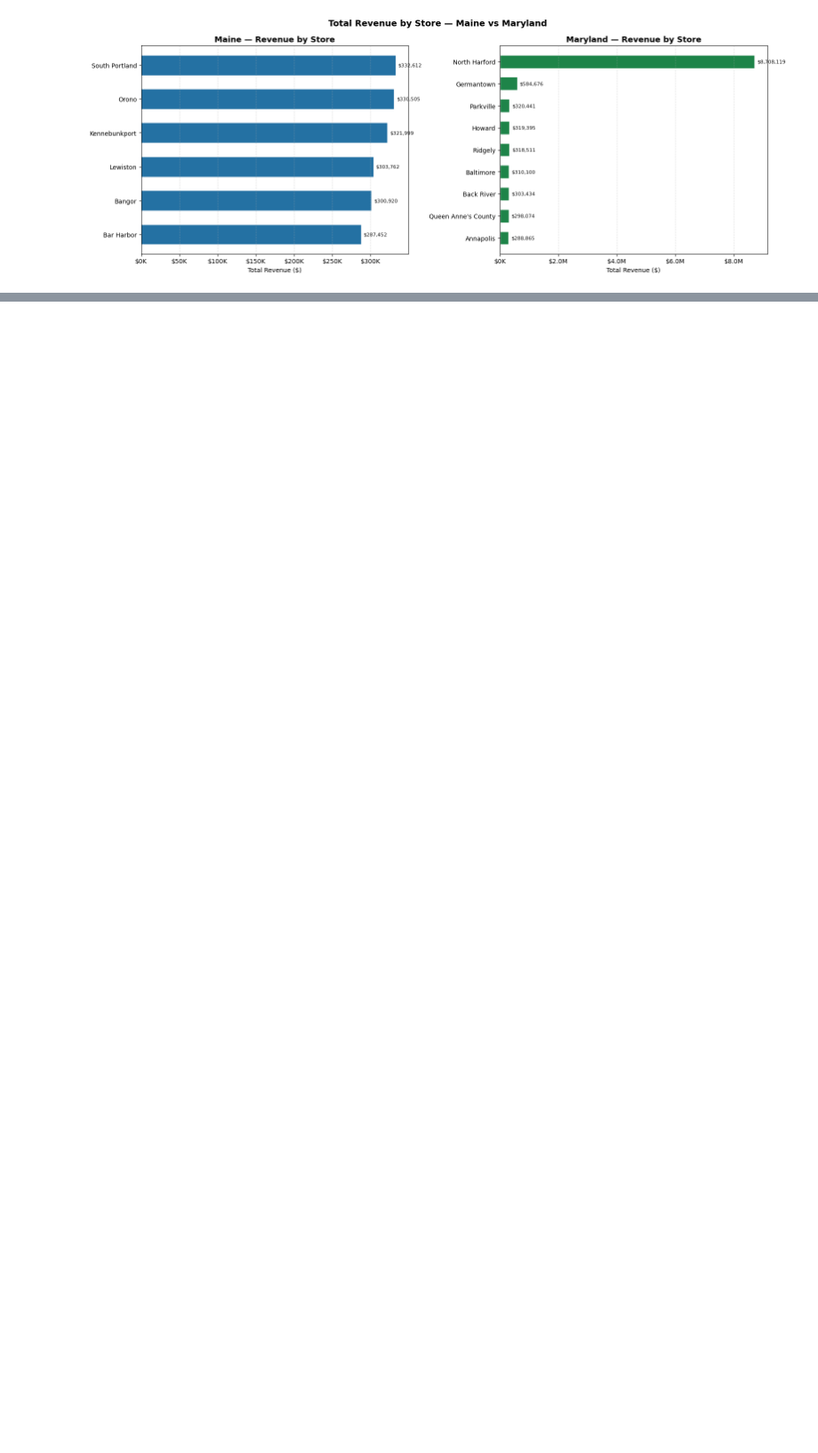
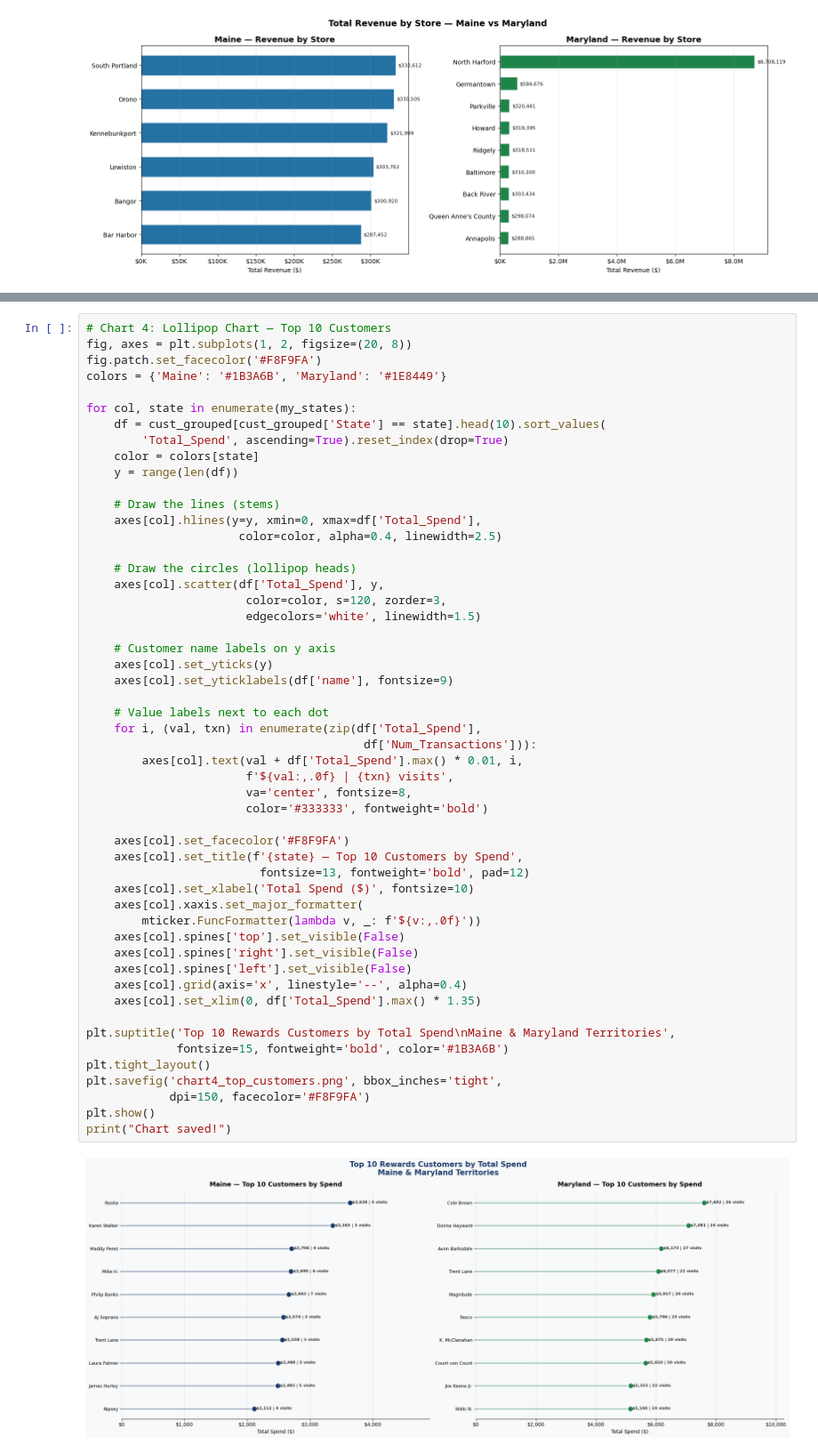
Before and after one commit to mouatakidmohamed/Capstone_2, a Jupyter notebook: mouatakid_sales_analysis.ipynb, the cells around one changed output, grey strips where cells are left out. Shown at 89% size. Saved outputs shown, nothing was run; the diff lists cells and outputs as text; blank space fills up the shorter version.

Commit message:
Add chart 4 lollipop chart for top customers

```diff
--- a/mouatakid_sales_analysis.ipynb
+++ b/mouatakid_sales_analysis.ipynb
@@ -361,0 +413,54 @@ print("Chart saved!")
+# %%
+# Chart 4: Lollipop Chart — Top 10 Customers
+fig, axes = plt.subplots(1, 2, figsize=(20, 8))
+fig.patch.set_facecolor('#F8F9FA')
+colors = {'Maine': '#1B3A6B', 'Maryland': '#1E8449'}
+
+for col, state in enumerate(my_states):
+    df = cust_grouped[cust_grouped['State'] == state].head(10).sort_values(
+        'Total_Spend', ascending=True).reset_index(drop=True)
+    color = colors[state]
+    y = range(len(df))
+
+    # Draw the lines (stems)
+    axes[col].hlines(y=y, xmin=0, xmax=df['Total_Spend'],
+                      color=color, alpha=0.4, linewidth=2.5)
+
+    # Draw the circles (lollipop heads)
+    axes[col].scatter(df['Total_Spend'], y,
+                       color=color, s=120, zorder=3,
+                       edgecolors='white', linewidth=1.5)
+
+    # Customer name labels on y axis
+    axes[col].set_yticks(y)
+    axes[col].set_yticklabels(df['name'], fontsize=9)
+
+    # Value labels next to each dot
+    for i, (val, txn) in enumerate(zip(df['Total_Spend'],
+                                        df['Num_Transactions'])):
+        axes[col].text(val + df['Total_Spend'].max() * 0.01, i,
+                       f'${val:,.0f} | {txn} visits',
+                       va='center', fontsize=8,
+                       color='#333333', fontweight='bold')
+
+    axes[col].set_facecolor('#F8F9FA')
+    axes[col].set_title(f'{state} — Top 10 Customers by Spend',
+                         fontsize=13, fontweight='bold', pad=12)
+    axes[col].set_xlabel('Total Spend ($)', fontsize=10)
+    axes[col].xaxis.set_major_formatter(
+        mticker.FuncFormatter(lambda v, _: f'${v:,.0f}'))
+    axes[col].spines['top'].set_visible(False)
+    axes[col].spines['right'].set_visible(False)
+    axes[col].spines['left'].set_visible(False)
+    axes[col].grid(axis='x', linestyle='--', alpha=0.4)
+    axes[col].set_xlim(0, df['Total_Spend'].max() * 1.35)
+
+plt.suptitle('Top 10 Rewards Customers by Total Spend\nMaine & Maryland Territories',
+             fontsize=15, fontweight='bold', color='#1B3A6B')
+plt.tight_layout()
+plt.savefig('chart4_top_customers.png', bbox_inches='tight',
+            dpi=150, facecolor='#F8F9FA')
+plt.show()
+print("Chart saved!")
+# %% [output]
+[figure, added]
```
Also changed, not shown: parts of 6 cells of this notebook, 2 other files.
